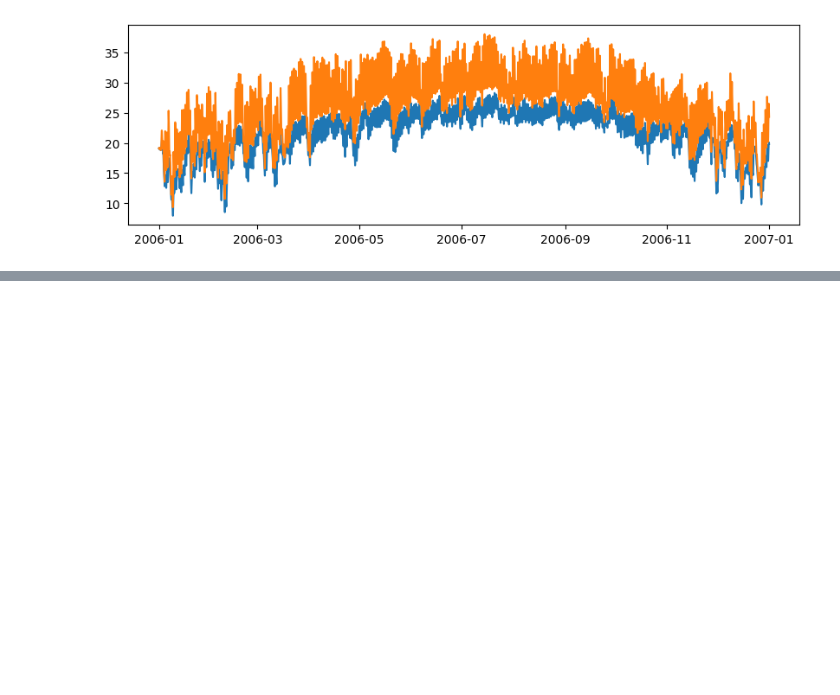
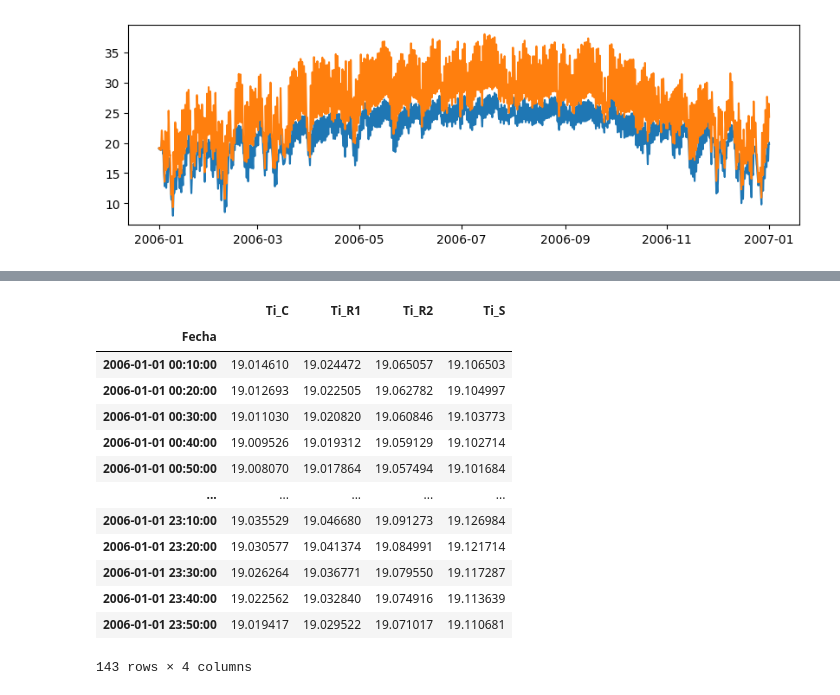
Before and after one commit to hnaranjog/analisis_de_datos, a Jupyter notebook: app/Modulo4/multiindices_columnas.ipynb, the cells around one changed output, grey strips where cells are left out. Cells and saved outputs as stored; diff of their text form; code cells hidden in the pictures; blank space fills up the shorter version.

```diff
--- a/app/Modulo4/multiindices_columnas.ipynb
+++ b/app/Modulo4/multiindices_columnas.ipynb
@@ -143,0 +224,17 @@ for color in colores:
+# %%
+casos.loc["blanco", "2006-01-01"]
+# %% [output]
+|  | Ti_C | Ti_R1 | Ti_R2 | Ti_S |
+| Fecha |  |  |  |  |
+| 2006-01-01 00:10:00 | 19.014610 | 19.024472 | 19.065057 | 19.106503 |
+| 2006-01-01 00:20:00 | 19.012693 | 19.022505 | 19.062782 | 19.104997 |
+| 2006-01-01 00:30:00 | 19.011030 | 19.020820 | 19.060846 | 19.103773 |
+| 2006-01-01 00:40:00 | 19.009526 | 19.019312 | 19.059129 | 19.102714 |
+| 2006-01-01 00:50:00 | 19.008070 | 19.017864 | 19.057494 | 19.101684 |
+| ... | ... | ... | ... | ... |
+| 2006-01-01 23:10:00 | 19.035529 | 19.046680 | 19.091273 | 19.126984 |
+| 2006-01-01 23:20:00 | 19.030577 | 19.041374 | 19.084991 | 19.121714 |
+| 2006-01-01 23:30:00 | 19.026264 | 19.036771 | 19.079550 | 19.117287 |
+| 2006-01-01 23:40:00 | 19.022562 | 19.032840 | 19.074916 | 19.113639 |
+| 2006-01-01 23:50:00 | 19.019417 | 19.029522 | 19.071017 | 19.110681 |
+143 rows × 4 columns
```
Also changed, not shown: parts of 6 cells of this notebook.
